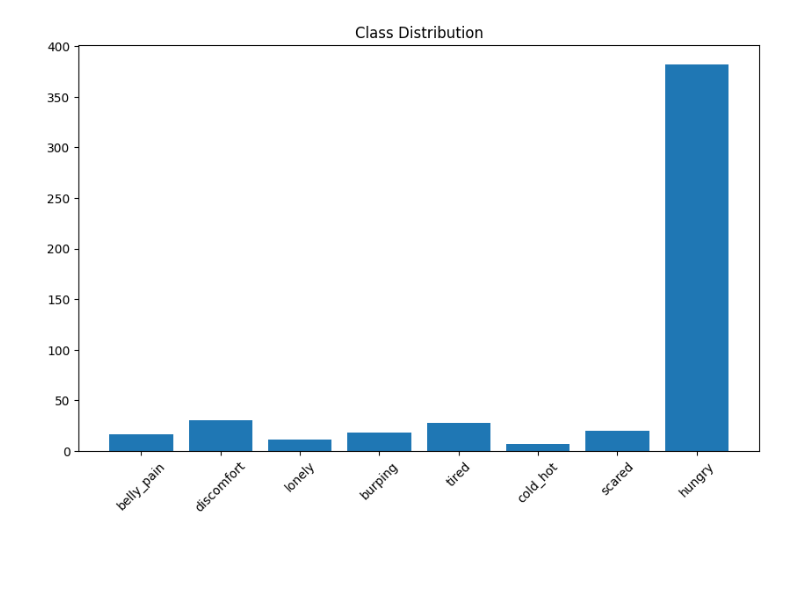
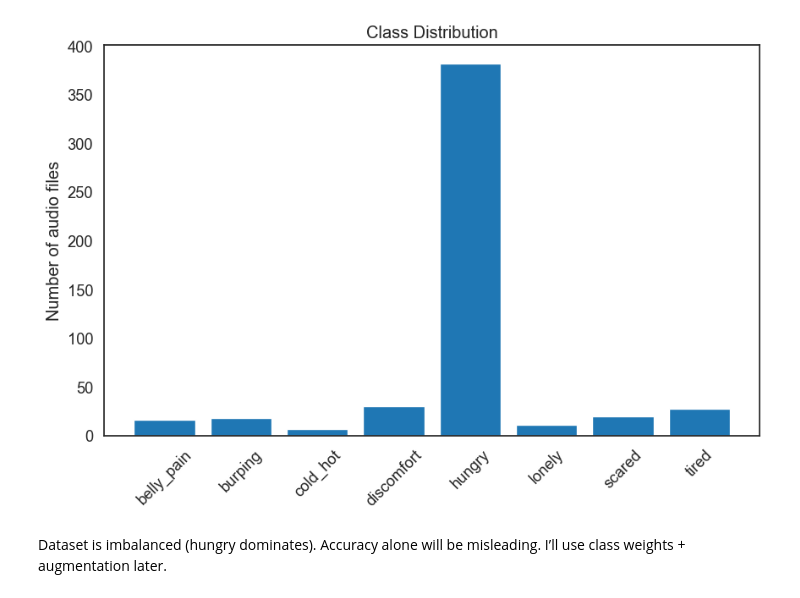
Before and after one commit to blessingoraz/baby-cry-classifier, a Jupyter notebook: notebooks/01_exploration.ipynb, the cells around one changed output. Saved outputs shown, nothing was run; the diff lists cells and outputs as text; code cells hidden in the pictures; blank space fills up the shorter version.

Commit message:
Perform EDA, plots

```diff
--- a/notebooks/01_exploration.ipynb
+++ b/notebooks/01_exploration.ipynb
@@ -13,0 +31,4 @@ print(counts)
+# %%
+base_path = "../data/raw"
+classes = sorted([d for d in os.listdir(base_path) if os.path.isdir(os.path.join(base_path, d))])
+classes
@@ -13,0 +46,5 @@ print(counts)
+# %%
+counts = {c: len([f for f in os.listdir(os.path.join(base_path, c)) if f.lower().endswith((".wav", ".mp3"))])
+          for c in classes}
+
+counts
@@ -14,9 +60,11 @@ print(counts)
 # %%
-
 plt.figure(figsize=(10,6))
 plt.bar(counts.keys(), counts.values())
 plt.xticks(rotation=45)
 plt.title("Class Distribution")
+plt.ylabel("Number of audio files")
 plt.show()
 # %% [output]
-[figure, old version]
+[figure, new version]
+# %% [markdown]
+Dataset is imbalanced (hungry dominates). Accuracy alone will be misleading. I’ll use class weights + augmentation later.
```
Also changed, not shown: parts of 22 cells of this notebook.
